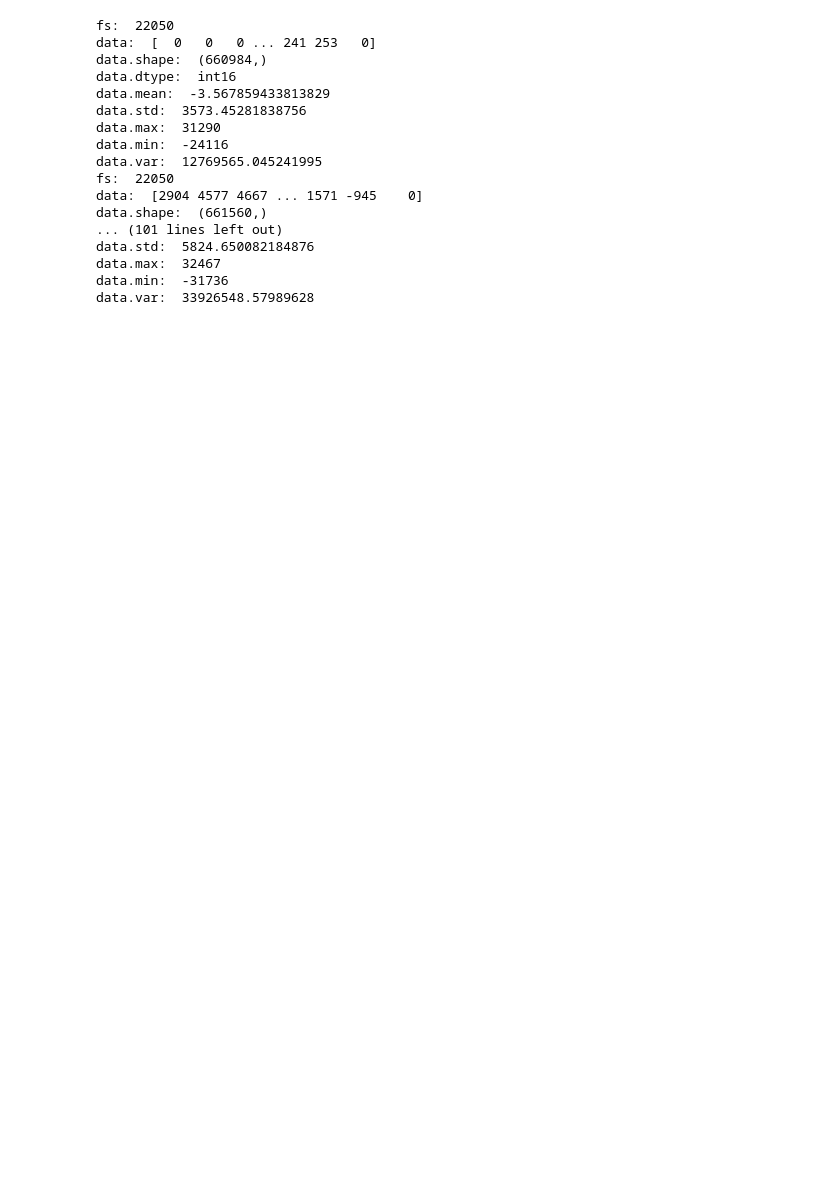
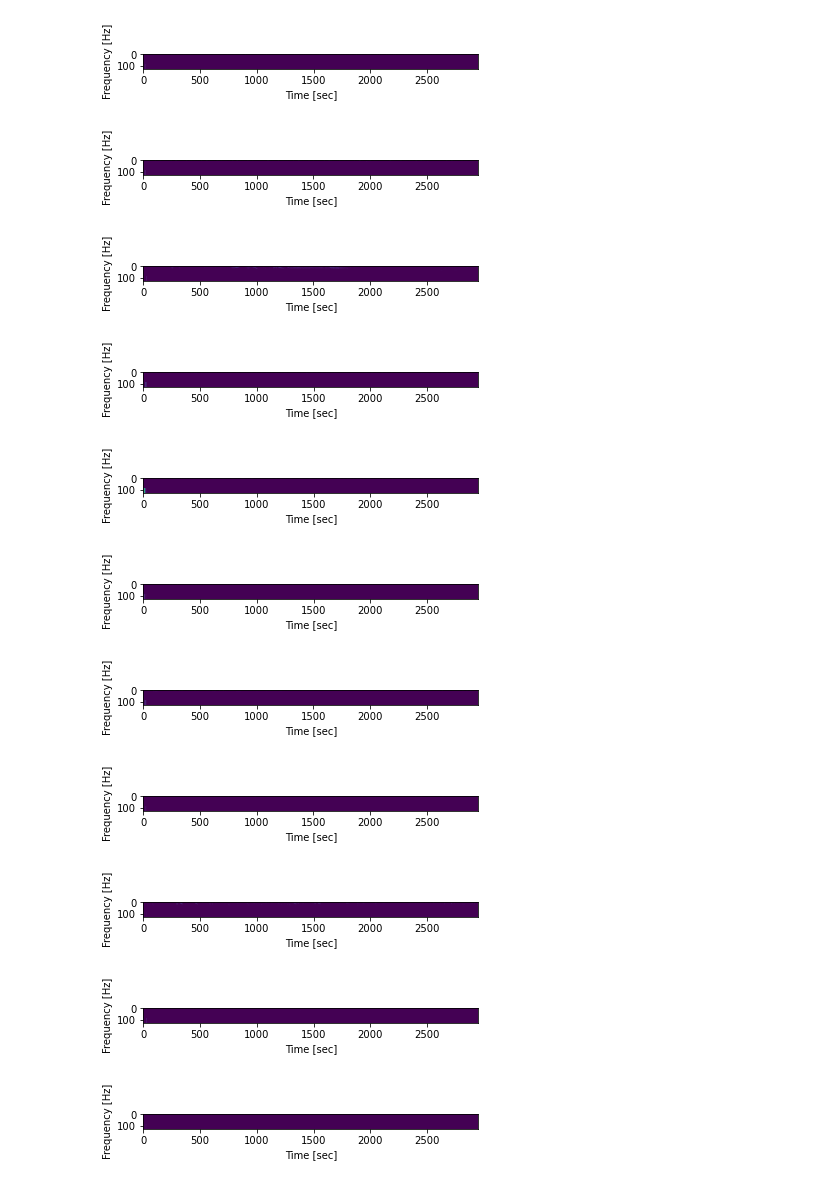
Before and after one commit to cjblackout/MusicClassification, a Jupyter notebook: music.ipynb, the cells around one changed output. Cells and saved outputs as stored; diff of their text form; code cells hidden in the pictures; blank space fills up the shorter version.

```diff
--- a/music.ipynb
+++ b/music.ipynb
@@ -8,8 +12 @@ import os
 from scipy.io import wavfile
-# %%
-#count the number of files in 'TRAIN_V2/data_out_2/'
-direc = 'TRAIN_V2/data_out_2/'
-for i in range(len(os.listdir(direc))):
-    train_files = os.listdir(direc + str(i) + '/')
-    train_files_count = len(train_files)
-    print('Number of files in '+ direc + str(i) + '/: ', train_files_count)
@@ -36,32 +13,34 @@ Number of files in TRAIN_V2/data_out_2/18/:  13
-# %%
-#read the files in train_files
-train_files = os.listdir(direc + str(18) + '/')
-for i in range(len(train_files)):
-    fs, data = wavfile.read(direc + str(18) + '/' + train_files[i])
-    print('fs: ', fs)
-    print('data: ', data)
-    print('data.shape: ', data.shape)
-    print('data.dtype: ', data.dtype)
-    print('data.mean: ', data.mean())
-    print('data.std: ', data.std())
-    print('data.max: ', data.max())
-    print('data.min: ', data.min())
-    print('data.var: ', data.var())
-# %% [output]
-fs:  22050
-data:  [  0   0   0 ... 241 253   0]
-data.shape:  (660984,)
-data.dtype:  int16
-data.mean:  -3.567859433813829
-data.std:  3573.45281838756
-data.max:  31290
-data.min:  -24116
-data.var:  12769565.045241995
-fs:  22050
-data:  [2904 4577 4667 ... 1571 -945    0]
-data.shape:  (661560,)
-... (101 lines left out)
-data.std:  5824.650082184876
-data.max:  32467
-data.min:  -31736
-data.var:  33926548.57989628
+# %%
+DIREC = 'TRAIN_V2/data_out_2/'
+
+SAMPLING_RATE = 16000
+# %%
+def path_to_audio(path):
+    """Reads and decodes an audio file."""
+    audio = tf.io.read_file(path)
+    audio, _ = tf.audio.decode_wav(audio, 1, SAMPLING_RATE)
+    return audio
+# %%
+#read the files in train_files
+train_files = os.listdir(DIREC + str(18) + '/')
+for i in range(len(train_files)):
+    sample_rate, samples = wavfile.read(DIREC + str(18) + '/' + train_files[i])
+    audio = path_to_audio(DIREC + str(18) + '/' + train_files[i])
+    frequencies, times, spectrogram = signal.spectrogram(samples, sample_rate)
+    plt.pcolormesh(times, frequencies, spectrogram)
+    plt.imshow(spectrogram)
+    plt.ylabel('Frequency [Hz]')
+    plt.xlabel('Time [sec]')
+    plt.show()
+# %% [output]
+[figure, added]
+[figure, added]
+[figure, added]
+[figure, added]
+[figure, added]
+[figure, added]
+[figure, added]
+[figure, added]
+[figure, added]
+[figure, added]
+[figure, added]
```
Also changed, not shown: parts of 3 cells of this notebook.
